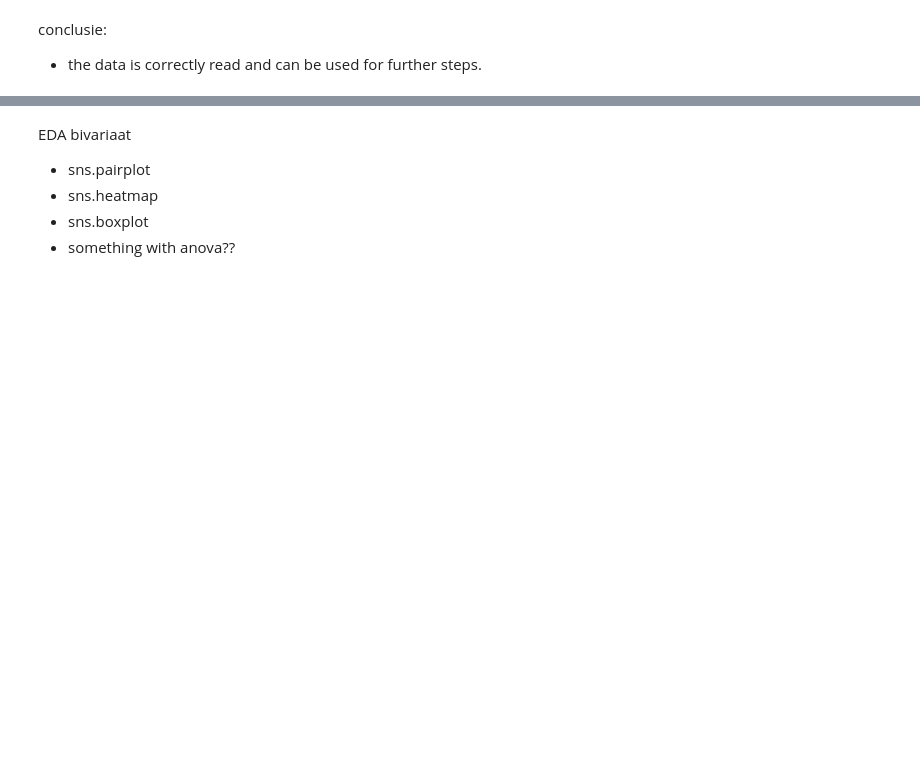
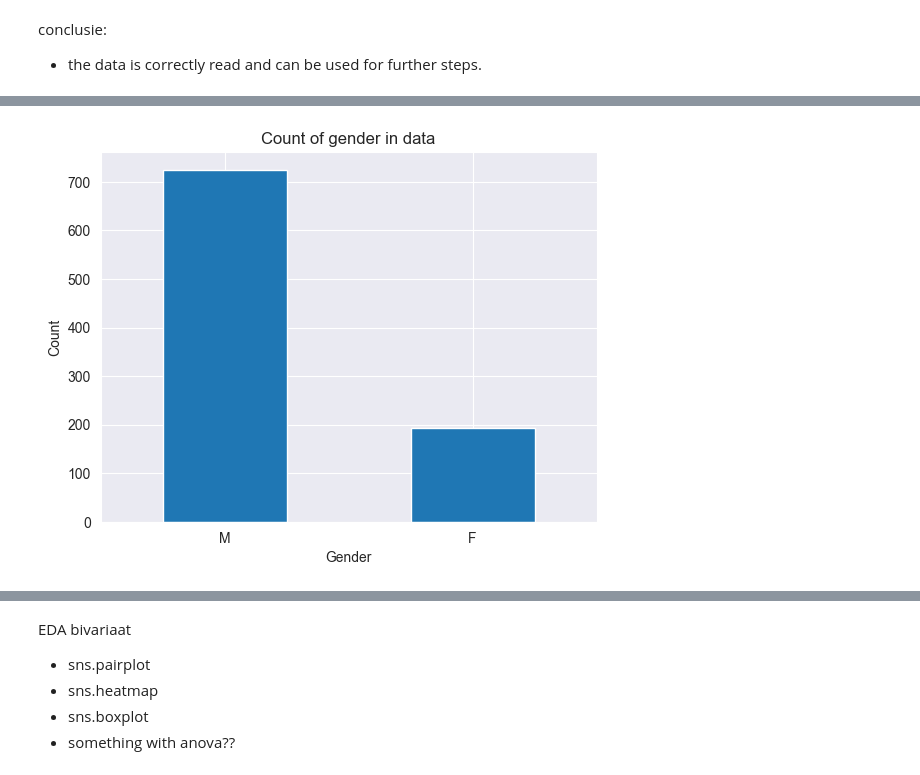
Before and after one commit to Alphina18/heart_disease_pred, a Jupyter notebook: EDA_hdp.ipynb, the cells around one changed output, grey strips where cells are left out. Cells and saved outputs as stored; diff of their text form; code cells hidden in the pictures; blank space fills up the shorter version.

```diff
--- a/EDA_hdp.ipynb
+++ b/EDA_hdp.ipynb
@@ -219,11 +233,13 @@ plt.show()
 # %%
 # Count the number of males and females
 gender_counts = df['Sex'].value_counts()
 
 # Plot the counts
 gender_counts.plot(kind='bar')
 plt.xticks(rotation=0)
-plt.title('Count of Males and Females')
+plt.title('Count of gender in data')
 plt.xlabel('Gender')
 plt.ylabel('Count')
 plt.show()
+# %% [output]
+[figure, added]
```
Also changed, not shown: parts of 36 cells of this notebook.
